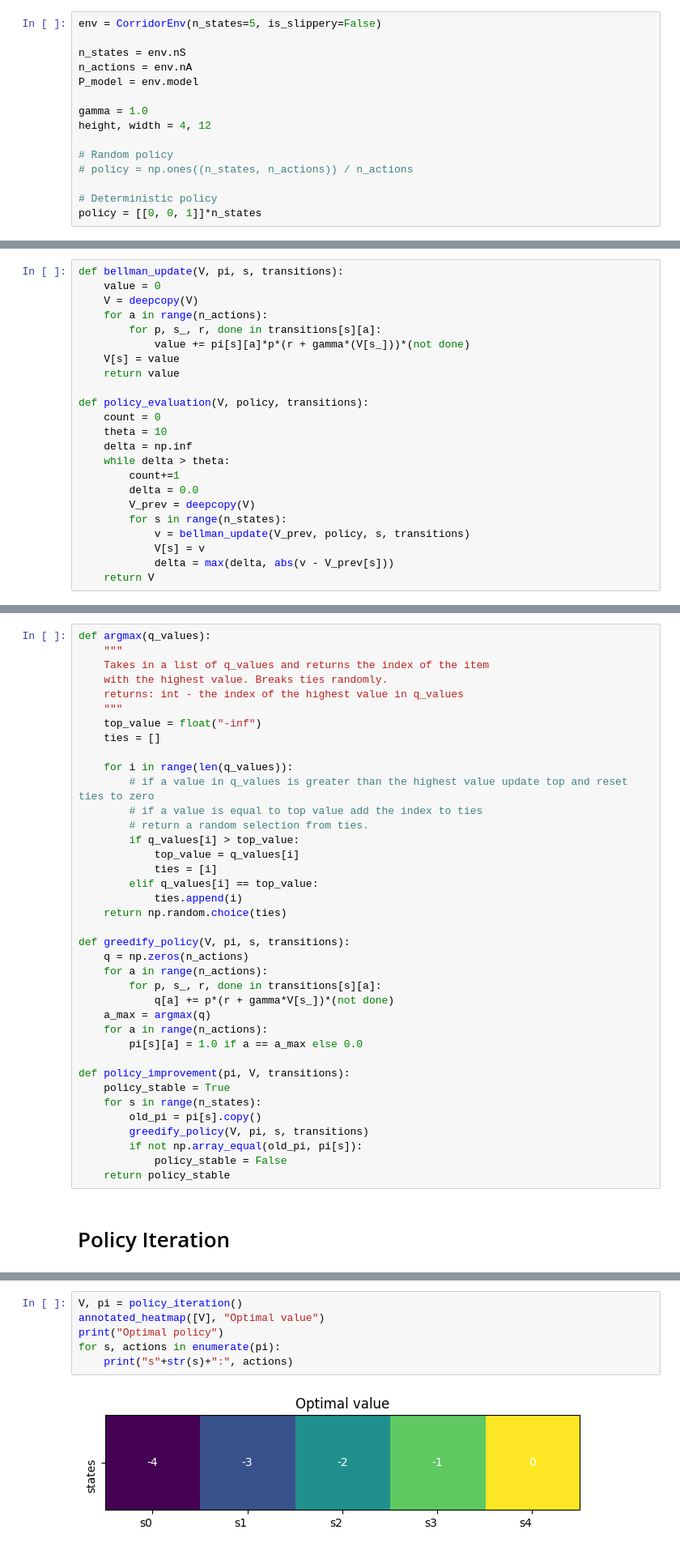
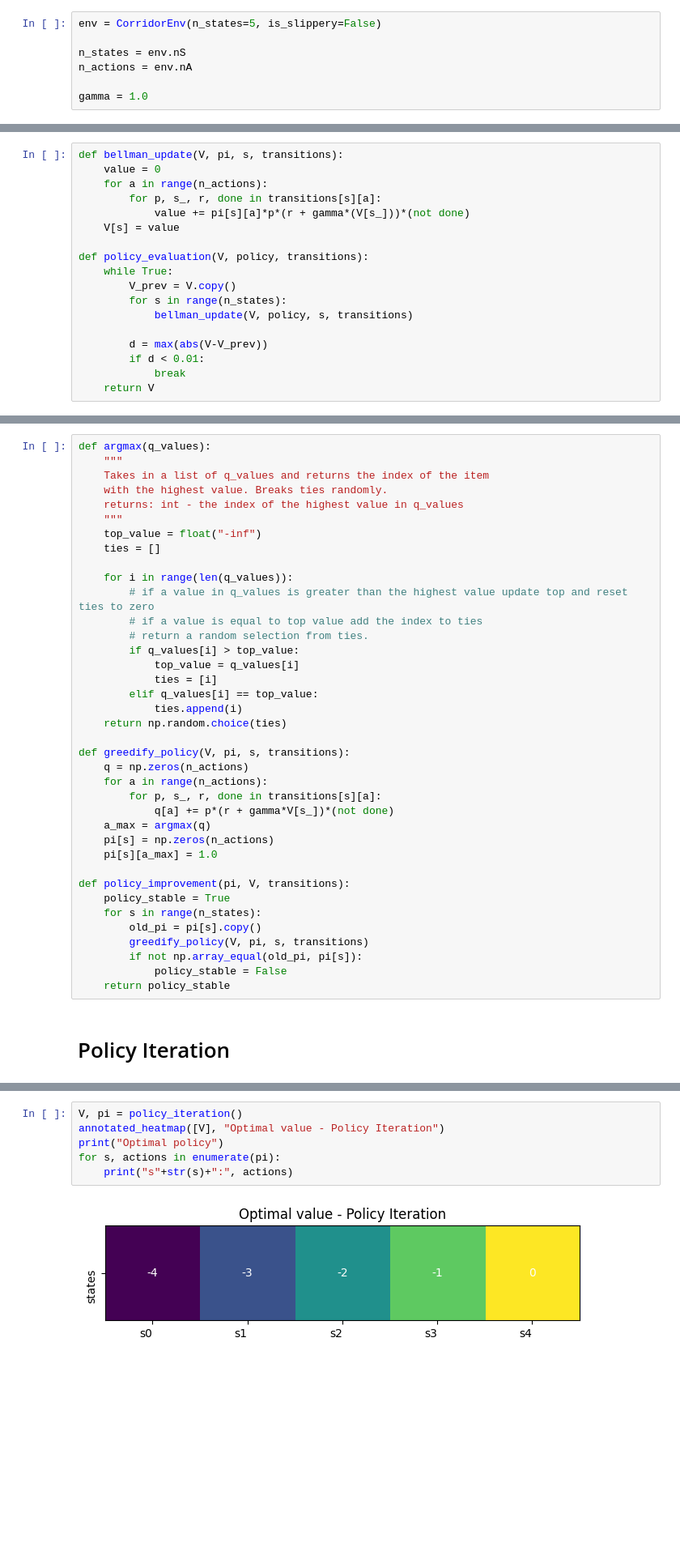
Before and after one commit to ToyProblems-xyz/Notebooks, a Jupyter notebook: src/PolicyIteration.ipynb, the cells around one changed output, grey strips where cells are left out. Shown at 81% size. Cells and saved outputs as stored; diff of their text form; blank space fills up the shorter version.

Commit message:
work on policy iteration notebook

```diff
--- a/src/PolicyIteration.ipynb
+++ b/src/PolicyIteration.ipynb
@@ -52,40 +50,27 @@ env = CorridorEnv(n_states=5, is_slippery=False)
 
 n_states = env.nS
 n_actions = env.nA
-P_model = env.model
 
 gamma = 1.0
-height, width = 4, 12
-
-# Random policy
-# policy = np.ones((n_states, n_actions)) / n_actions
-
-# Deterministic policy
-policy = [[0, 0, 1]]*n_states
 # %% [markdown]
 # Policy Evaluation
 # %%
 def bellman_update(V, pi, s, transitions):
     value = 0
-    V = deepcopy(V)
     for a in range(n_actions):
         for p, s_, r, done in transitions[s][a]:
             value += pi[s][a]*p*(r + gamma*(V[s_]))*(not done)
     V[s] = value
-    return value
 
 def policy_evaluation(V, policy, transitions):
-    count = 0
-    theta = 10
-    delta = np.inf
-    while delta > theta:
-        count+=1
-        delta = 0.0
-        V_prev = deepcopy(V)
+    while True:
+        V_prev = V.copy()
         for s in range(n_states):
-            v = bellman_update(V_prev, policy, s, transitions)
-            V[s] = v
-            delta = max(delta, abs(v - V_prev[s]))
+            bellman_update(V, policy, s, transitions)
+
+        d = max(abs(V-V_prev))
+        if d < 0.01:
+            break
     return V
 # %% [markdown]
 # Policy Improvement
@@ -116,8 +101,8 @@ def greedify_policy(V, pi, s, transitions):
         for p, s_, r, done in transitions[s][a]:
             q[a] += p*(r + gamma*V[s_])*(not done)
     a_max = argmax(q)
-    for a in range(n_actions):
-        pi[s][a] = 1.0 if a == a_max else 0.0
+    pi[s] = np.zeros(n_actions)
+    pi[s][a_max] = 1.0
 
 def policy_improvement(pi, V, transitions):
     policy_stable = True
@@ -141,12 +126,12 @@ def policy_iteration():
     return V, pi
 # %%
 V, pi = policy_iteration()
-annotated_heatmap([V], "Optimal value")
+annotated_heatmap([V], "Optimal value - Policy Iteration")
 print("Optimal policy")
 for s, actions in enumerate(pi):
     print("s"+str(s)+":", actions)
 # %% [output]
-[figure, old version]
+[figure, new version]
 Optimal policy
 s0: [0. 0. 1.]
 s1: [0. 0. 1.]
```
Also changed, not shown: parts of 8 cells of this notebook, 1 other file.
